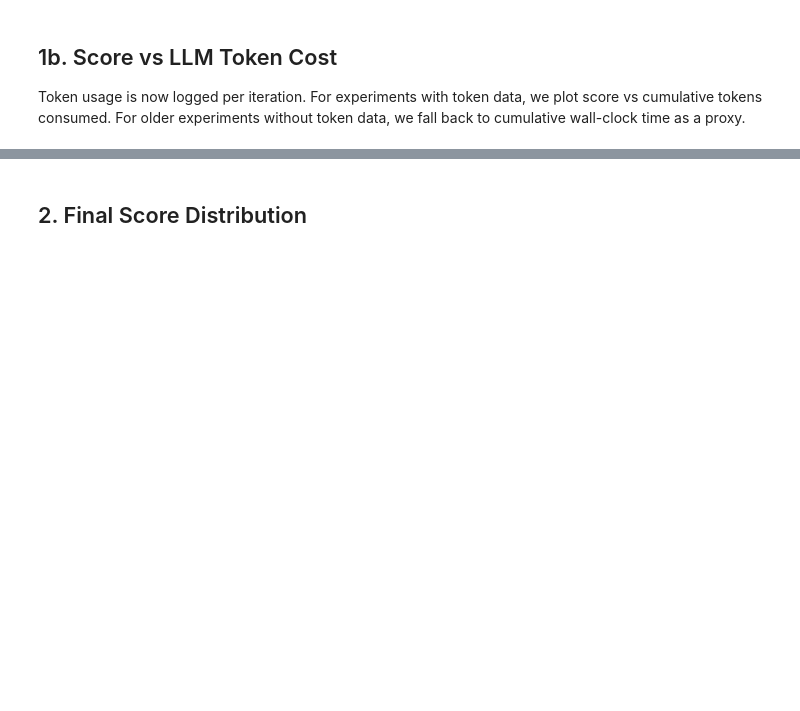
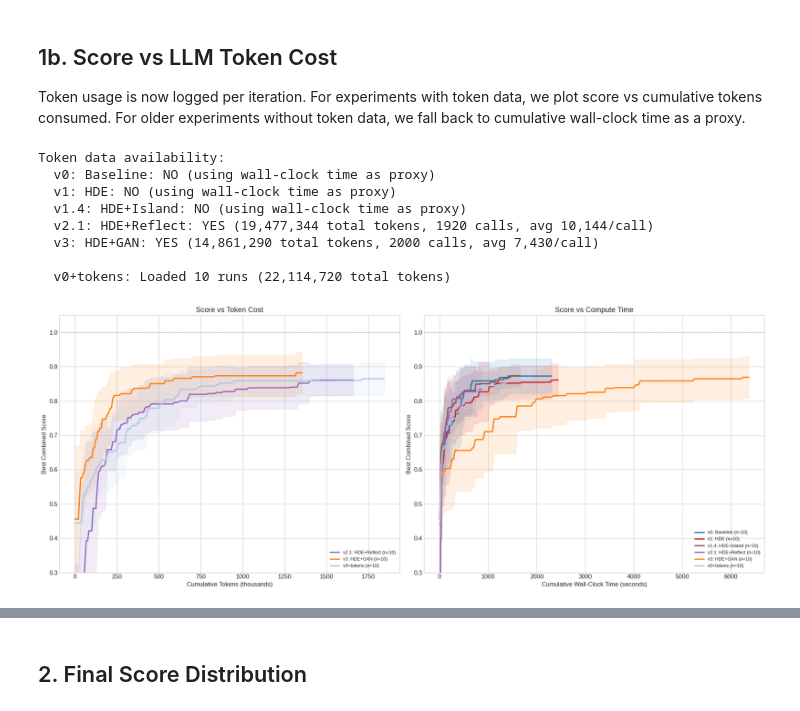
Before and after one commit to reesekneeland/openevolve, a Jupyter notebook: examples/circle_packing/hde_comparison.ipynb, the cells around one changed output, grey strips where cells are left out. Saved outputs shown, nothing was run; the diff lists cells and outputs as text; code cells hidden in the pictures; blank space fills up the shorter version.

```diff
--- a/examples/circle_packing/hde_comparison.ipynb
+++ b/examples/circle_packing/hde_comparison.ipynb
@@ -25,15 +29,20 @@ plt.rcParams['font.size'] = 12
 
 TARGET = 2.635
 
-# v1.4 runs are in the worktree output directory
+# Worktree output directories
 V14_DIR = Path('/srv/eeg_reconstruction/reese/external_repos/openevolve-v14/examples/circle_packing/hde_v14_runs')
+V3_DIR = Path('/srv/eeg_reconstruction/reese/external_repos/openevolve-v3/examples/circle_packing/hde_v3_gan_runs')
 
 EXPERIMENTS = {
     'v0: Baseline':        {'dir': Path('baseline_runs'),             'color': '#1f77b4', 'n_runs': 10},
-    'v0.2: +T300':         {'dir': Path('baseline_v02_runs'),         'color': '#17becf', 'n_runs': 10},
+    # 'v0.2: +T300':         {'dir': Path('baseline_v02_runs'),         'color': '#17becf', 'n_runs': 10},
     'v1: HDE':             {'dir': Path('hde_v1_runs'),               'color': '#d62728', 'n_runs': 10},
-    'v1.3: HDE+Clean':     {'dir': Path('hde_v13_runs'),              'color': '#ff7f0e', 'n_runs': 10},
+    # 'v1.3: HDE+Clean':     {'dir': Path('hde_v13_runs'),              'color': '#ff7f0e', 'n_runs': 10},
     'v1.4: HDE+Island':    {'dir': V14_DIR,                           'color': '#8c564b', 'n_runs': 10},
+    # 'v2: HDE+Bandit':      {'dir': Path('hde_v2_bandit_runs'),        'color': '#2ca02c', 'n_runs': 10},
+    'v2.1: HDE+Reflect':   {'dir': Path('hde_v21_runs'),              'color': '#9467bd', 'n_runs': 10},
+    # 'v2.2: HDE+FullRef':   {'dir': Path('hde_v22_runs'),              'color': '#bcbd22', 'n_runs': 10},
+    'v3: HDE+GAN':         {'dir': V3_DIR,                            'color': '#ff7f0e', 'n_runs': 10},
 }
 # %%
 def parse_log(log_path):
@@ -207,7 +248,7 @@ def get_token_trajectory(data):
         cum_tokens += tokens
         score = it_data.get('combined_score', 0.0)
         best_so_far = max(best_so_far, score)
-        if tokens > 0:  # Only include if we have token data
+        if cum_tokens > 0:
             trajectory.append((cum_tokens, best_so_far))
     return trajectory
 
@@ -229,7 +270,7 @@ def get_time_trajectory(data):
 def interpolate_cost_trajectories(runs, cost_fn, max_cost=None, n_points=200):
     """Interpolate trajectories to common cost axis."""
     all_trajs = [cost_fn(d) for d in runs.values()]
-    all_trajs = [t for t in all_trajs if t]  # Remove empty
+    all_trajs = [t for t in all_trajs if t]
     if not all_trajs:
         return np.array([]), np.array([])
 
@@ -251,43 +292,39 @@ def interpolate_cost_trajectories(runs, cost_fn, max_cost=None, n_points=200):
     return common_cost, np.array(interpolated)
 
 
-# Check which experiments have token data
+# Check which experiments have token data (from token_stats in parsed data)
 has_tokens = {}
 for name, runs in all_data.items():
-    token_count = sum(
-        1 for d in runs.values()
-        for it in d['iterations']
-        if it.get('total_tokens', 0) > 0
-    )
-    has_tokens[name] = token_count > 0
+    has = any(d.get('token_stats', {}).get('total_tokens_all', 0) > 0 for d in runs.values())
+    has_tokens[name] = has
 
 print("Token data availability:")
 for name, has in has_tokens.items():
     if has:
-        total = sum(
-            it.get('total_tokens', 0) for d in all_data[name].values() for it in d['iterations']
-        )
-        n_iters = sum(len(d['iterations']) for d in all_data[name].values())
-        print(f"  {name}: YES ({total:,} total tokens across {n_iters} iterations, "
-              f"avg {total//max(n_iters,1):,}/iter)")
+        total = sum(d.get('token_stats', {}).get('total_tokens_all', 0) for d in all_data[name].values())
+        n_calls = sum(d.get('token_stats', {}).get('n_token_entries', 0) for d in all_data[name].values())
+        avg = total // max(n_calls, 1)
+        print(f"  {name}: YES ({total:,} total tokens, {n_calls} calls, avg {avg:,}/call)")
     else:
         print(f"  {name}: NO (using wall-clock time as proxy)")
 
-# Also load token-tracked baseline runs if available
+# Load token-tracked baseline runs (n=10)
 TOKEN_BASELINE_DIR = Path('baseline_tokens_runs')
 if TOKEN_BASELINE_DIR.exists():
-    token_baseline = load_experiment(TOKEN_BASELINE_DIR, 3)
+    token_baseline = load_experiment(TOKEN_BASELINE_DIR, 10)
     if token_baseline:
-        all_data['v0+tokens: Baseline'] = token_baseline
-        EXPERIMENTS['v0+tokens: Baseline'] = {
-            'dir': TOKEN_BASELINE_DIR, 'color': '#1f77b4', 'n_runs': 3
-        }
-        print(f"\n  Loaded {len(token_baseline)} token-tracked baseline runs")
+        has_tok = any(d.get('token_stats', {}).get('total_tokens_all', 0) > 0 for d in token_baseline.values())
+        if has_tok:
+            all_data['v0+tokens'] = token_baseline
+            EXPERIMENTS['v0+tokens'] = {'dir': TOKEN_BASELINE_DIR, 'color': '#aec7e8', 'n_runs': 10}
+            has_tokens['v0+tokens'] = True
+            total = sum(d.get('token_stats', {}).get('total_tokens_all', 0) for d in token_baseline.values())
+            print(f"\n  v0+tokens: Loaded {len(token_baseline)} runs ({total:,} total tokens)")
 
 
 fig, axes = plt.subplots(1, 2, figsize=(20, 8))
 
-# Left: Score vs cumulative tokens (for experiments that have token data)
+# Left: Score vs cumulative tokens
 token_plotted = False
 for name, cfg in EXPERIMENTS.items():
     if not has_tokens.get(name, False):
@@ -317,37 +354,47 @@ else:
                 transform=axes[0].transAxes, ha='center', va='center', fontsize=14, color='gray')
     axes[0].set_title('Score vs Token Cost (no data)')
 
 # Right: Score vs cumulative wall-clock time (all experiments)
 for name, cfg in EXPERIMENTS.items():
     runs = all_data[name]
     color = cfg['color']
 
     common_cost, matrix = interpolate_cost_trajectories(runs, get_time_trajectory)
     if len(matrix) > 0:
         mean_vals = np.mean(matrix, axis=0)
         std_vals = np.std(matrix, axis=0)
         axes[1].plot(common_cost, mean_vals, color=color, linewidth=2.5,
                     label=f'{name} (n={len(matrix)})')
         axes[1].fill_between(common_cost, mean_vals - std_vals, mean_vals + std_vals,
                             alpha=0.12, color=color)
 
 axes[1].axhline(y=1.0, color='green', linestyle=':', alpha=0.4)
 axes[1].set_xlabel('Cumulative Wall-Clock Time (seconds)')
 axes[1].set_ylabel('Best Combined Score')
 axes[1].set_title('Score vs Compute Time')
 axes[1].legend(loc='lower right', fontsize=9)
 axes[1].set_ylim(0.3, 1.05)
 
 plt.tight_layout()
 plt.savefig('comparison_compute_cost.png', dpi=150, bbox_inches='tight')
 plt.show()
 
 # Token cost summary
-print("\nPer-iteration token cost (experiments with token data):")
+print("\nPer-call token cost (experiments with token data):")
 for name, runs in all_data.items():
-    prompt_tokens = [it.get('prompt_tokens', 0) for d in runs.values() for it in d['iterations'] if it.get('total_tokens', 0) > 0]
-    comp_tokens = [it.get('completion_tokens', 0) for d in runs.values() for it in d['iterations'] if it.get('total_tokens', 0) > 0]
-    if prompt_tokens:
-        print(f"  {name}: prompt={np.mean(prompt_tokens):.0f} +/- {np.std(prompt_tokens):.0f}, "
-              f"completion={np.mean(comp_tokens):.0f} +/- {np.std(comp_tokens):.0f}, "
-              f"total={np.mean(prompt_tokens)+np.mean(comp_tokens):.0f}/iter")
+    stats = [d.get('token_stats', {}) for d in runs.values() if d.get('token_stats')]
+    if stats:
+        avg_total = np.mean([s.get('avg_tokens_per_call', 0) for s in stats])
+        avg_prompt = np.mean([s.get('total_prompt_tokens', 0) / max(s.get('n_token_entries', 1), 1) for s in stats])
+        avg_comp = np.mean([s.get('total_completion_tokens', 0) / max(s.get('n_token_entries', 1), 1) for s in stats])
+        print(f"  {name}: prompt={avg_prompt:.0f}, completion={avg_comp:.0f}, total={avg_total:.0f}/call")
+# %% [output]
+Token data availability:
+  v0: Baseline: NO (using wall-clock time as proxy)
+  v1: HDE: NO (using wall-clock time as proxy)
+  v1.4: HDE+Island: NO (using wall-clock time as proxy)
+  v2.1: HDE+Reflect: YES (19,477,344 total tokens, 1920 calls, avg 10,144/call)
+  v3: HDE+GAN: YES (14,861,290 total tokens, 2000 calls, avg 7,430/call)
+
+  v0+tokens: Loaded 10 runs (22,114,720 total tokens)
+[figure, added]
```
Also changed, not shown: parts of 11 cells of this notebook, 1 other file.
